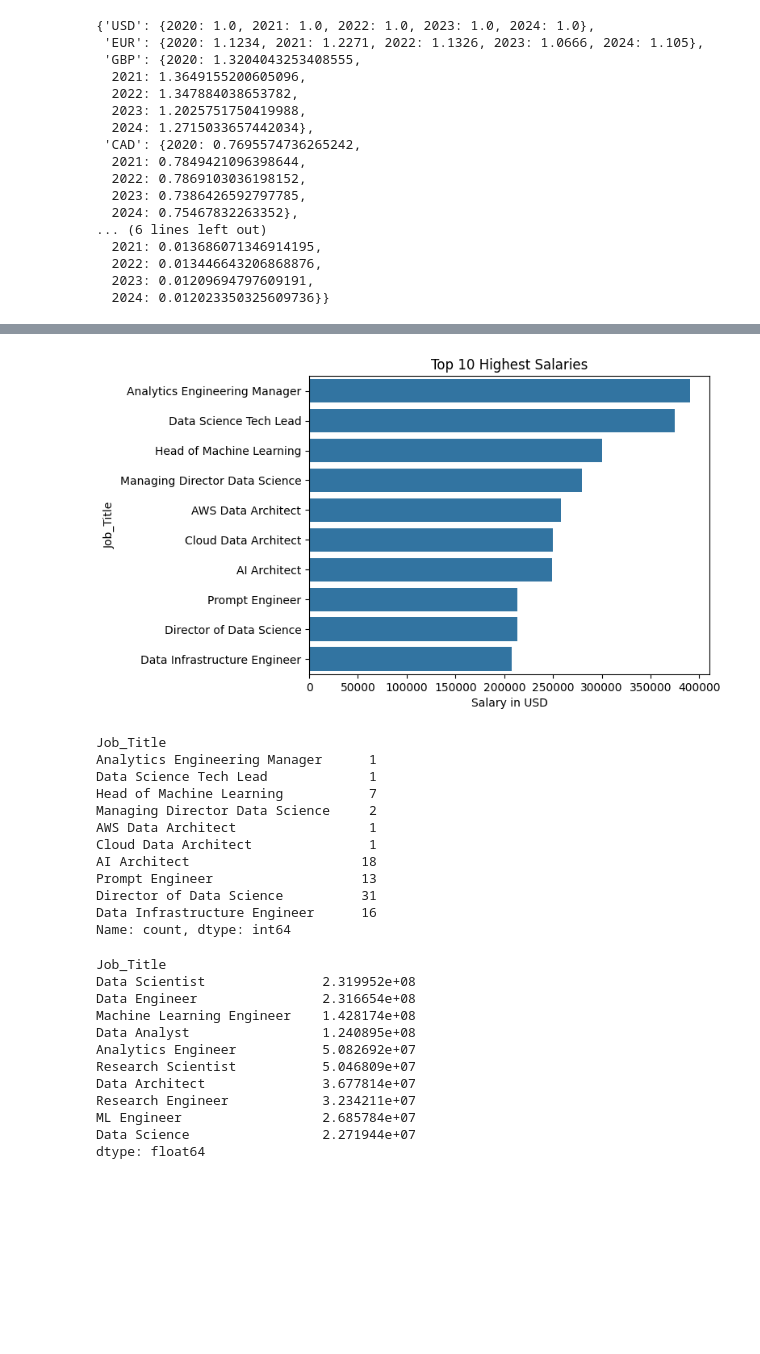
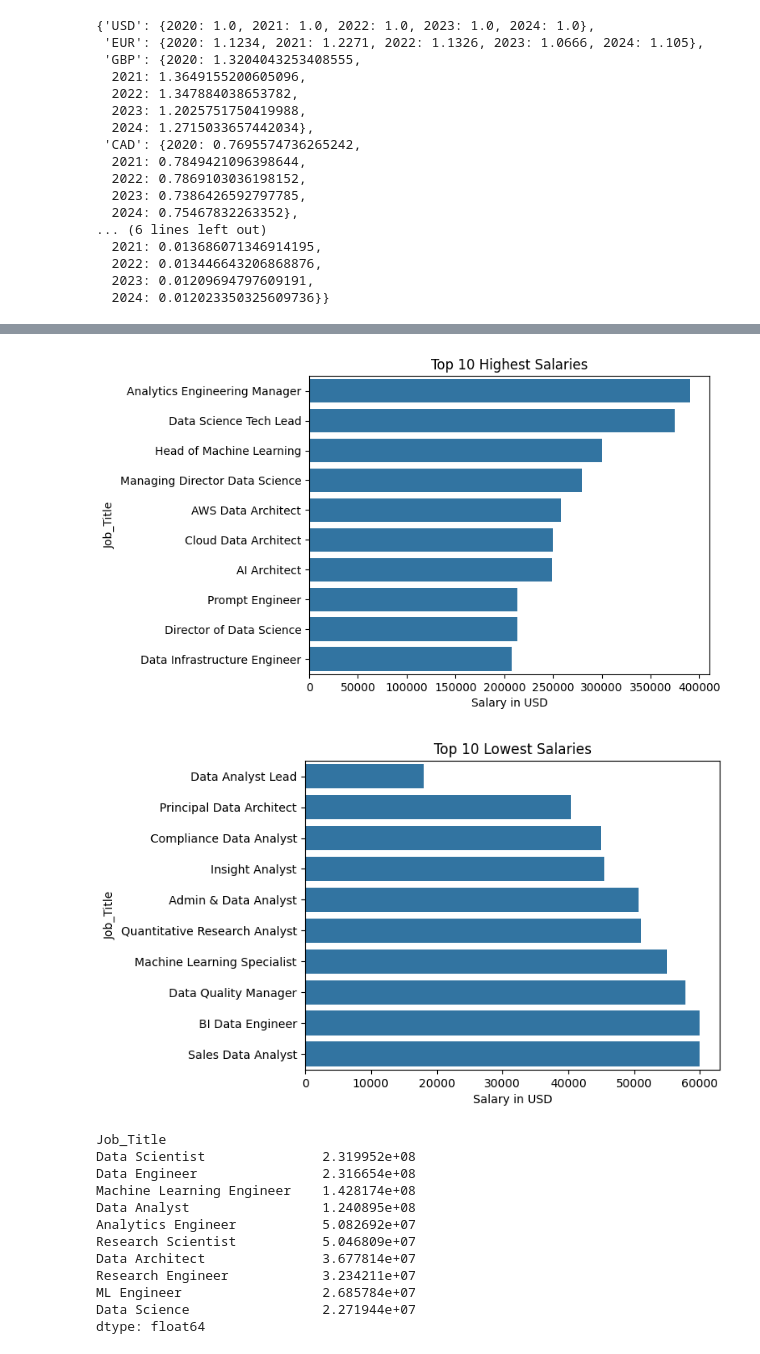
Before and after one commit to itspaspas/DataScience-S03, a Jupyter notebook: DS_CA2_task2.ipynb, the cells around one changed output, grey strips where cells are left out. Saved outputs shown, nothing was run; the diff lists cells and outputs as text; code cells hidden in the pictures; blank space fills up the shorter version.

```diff
--- a/DS_CA2_task2.ipynb
+++ b/DS_CA2_task2.ipynb
@@ -160,40 +156,34 @@ See the caveats in the documentation: https://pandas.pydata.org/pandas-docs/stab
 # %%
 top_titles = df_filtered['Job_Title'].value_counts().head(10)
 top_titles.plot(kind='bar')
 plt.title('Top 10 Most Popular Job Titles')
 plt.ylabel('Frequency')
 plt.show()
 
 top_titles = df_filtered['Job_Title'].value_counts().tail(20)
 top_titles.plot(kind='bar')
 plt.title('Top 20 Least Popular Job Titles')
 plt.ylabel('Frequency')
 plt.show()
 
-top_salaries = pd.DataFrame(df_filtered.groupby(['Job_Title'])['Salary_in_USD'].mean().nlargest(10))
-top_salaries['Job_Title']=top_salaries.index
-sns.barplot(x='Salary_in_USD', y='Job_Title', data=top_salaries)
+high_salaries = pd.DataFrame(df_filtered.groupby(['Job_Title'])['Salary_in_USD'].mean().nlargest(10))
+high_salaries['Job_Title'] = high_salaries.index
+sns.barplot(x='Salary_in_USD', y='Job_Title', data=high_salaries)
 plt.title('Top 10 Highest Salaries')
 plt.xlabel('Salary in USD')
 plt.show()
 
-df_filtered['Job_Title'].value_counts()[top_salaries['Job_Title']]
+low_salaries = pd.DataFrame(df_filtered.groupby(['Job_Title'])['Salary_in_USD'].mean().nsmallest(10))
+low_salaries['Job_Title'] = low_salaries.index
+sns.barplot(x='Salary_in_USD', y='Job_Title', data=low_salaries)
+plt.title('Top 10 Lowest Salaries')
+plt.xlabel('Salary in USD')
+plt.show()
 # %% [output]
 [figure]
 [figure]
 [figure]
-Job_Title
-Analytics Engineering Manager      1
-Data Science Tech Lead             1
-Head of Machine Learning           7
-Managing Director Data Science     2
-AWS Data Architect                 1
-Cloud Data Architect               1
-AI Architect                      18
-Prompt Engineer                   13
-Director of Data Science          31
-Data Infrastructure Engineer      16
-Name: count, dtype: int64
+[figure, added]
 # %%
 job_salary_mean=pd.DataFrame(df_filtered.groupby(['Job_Title'])['Salary_in_USD'].mean())
 job_salary_mean['Job_Title']=job_salary_mean.index
```
Also changed, not shown: parts of 12 cells of this notebook.
